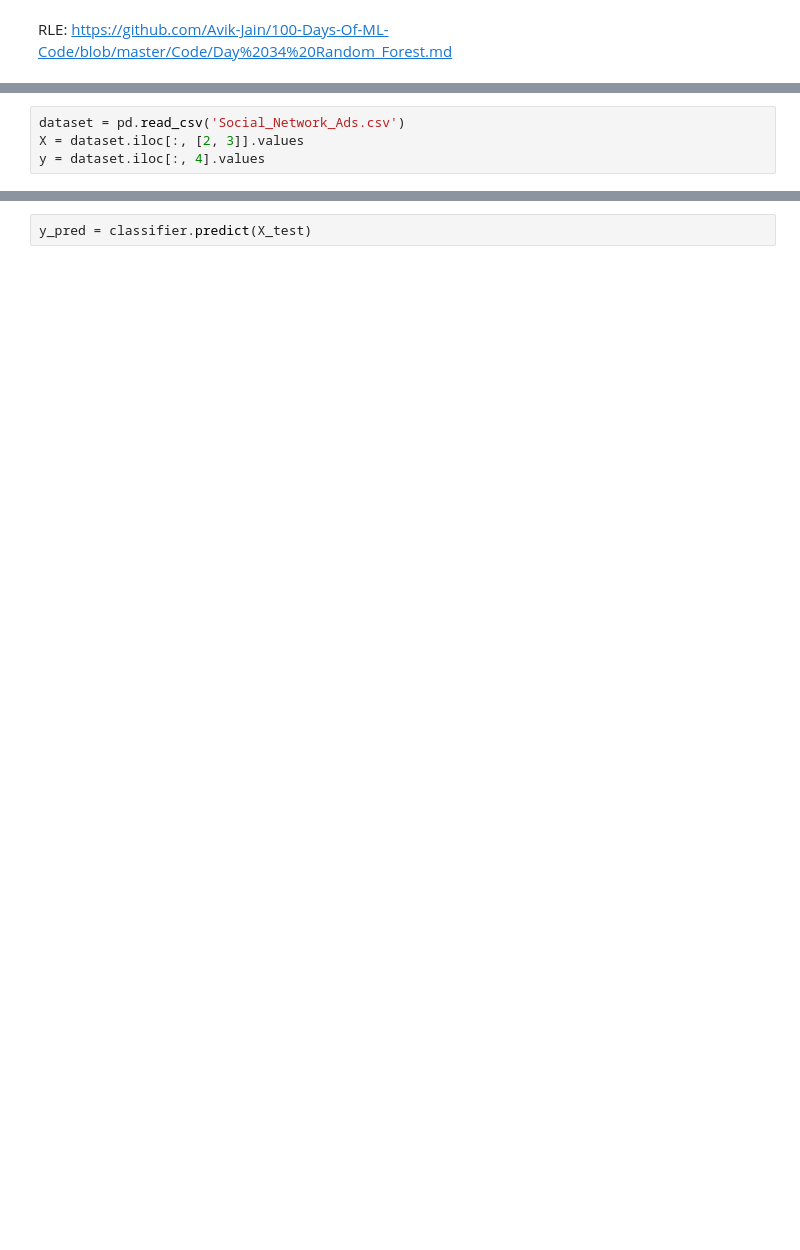
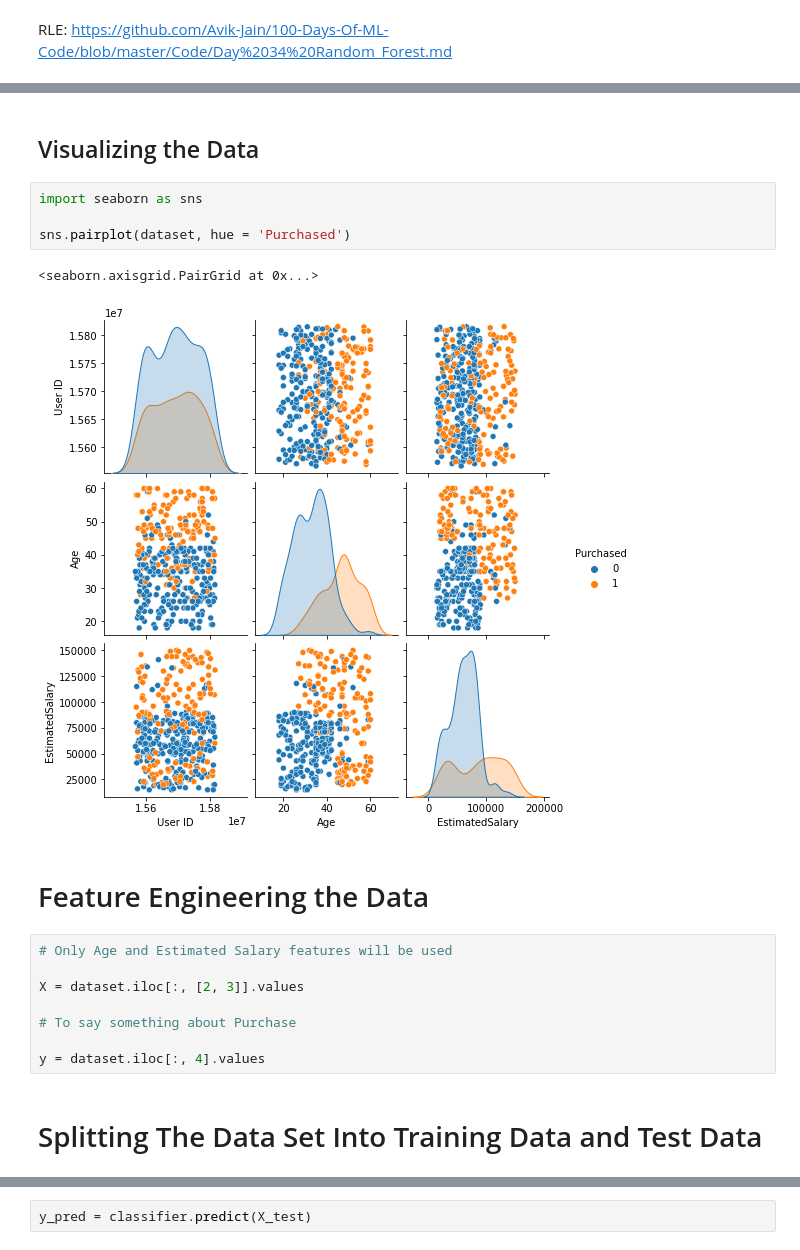
Before and after one commit to rleonhart/rle-machine-learning, a Jupyter notebook: 06-random_forest/100_days_ml/Random_forest.ipynb, the cells around one changed output, grey strips where cells are left out. Drawn from its saved outputs; the diff is of its cells as text; blank space fills up the shorter version.

```diff
--- a/06-random_forest/100_days_ml/Random_forest.ipynb
+++ b/06-random_forest/100_days_ml/Random_forest.ipynb
@@ -13,5 +28,22 @@ import matplotlib.pyplot as plt
+# %% [markdown]
+## Visualizing the Data
+# %%
+import seaborn as sns
+
+sns.pairplot(dataset, hue = 'Purchased')
+# %% [output]
+<seaborn.axisgrid.PairGrid at 0x...>
+[figure, added]
+# %% [markdown]
+# Feature Engineering the Data
 # %%
-dataset = pd.read_csv('Social_Network_Ads.csv')
+# Only Age and Estimated Salary features will be used
+
 X = dataset.iloc[:, [2, 3]].values
+
+# To say something about Purchase
+
 y = dataset.iloc[:, 4].values
+# %% [markdown]
+# Splitting The Data Set Into Training Data and Test Data
 # %%
```
Also changed, not shown: parts of 26 cells of this notebook, 2 other files.
